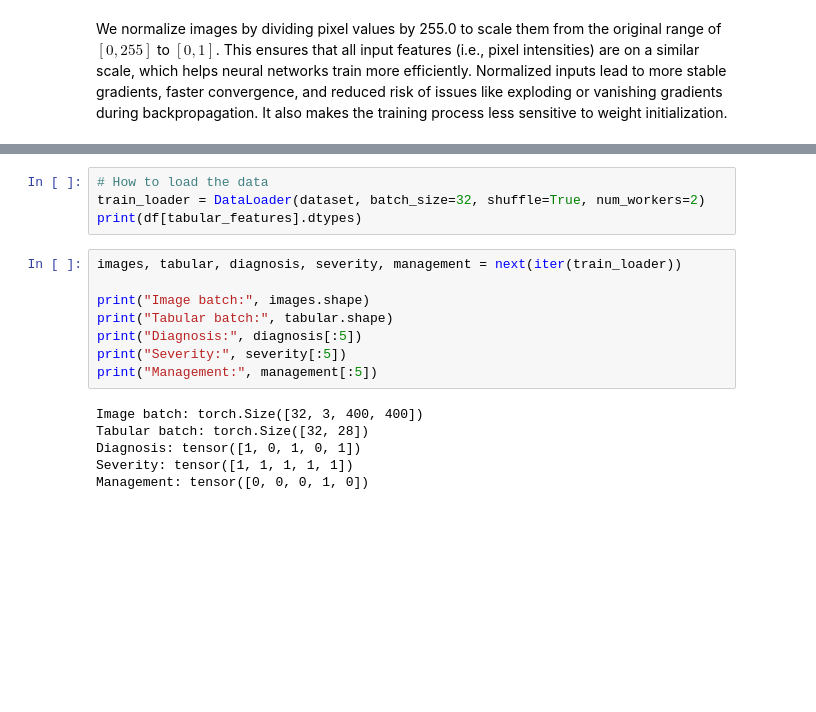
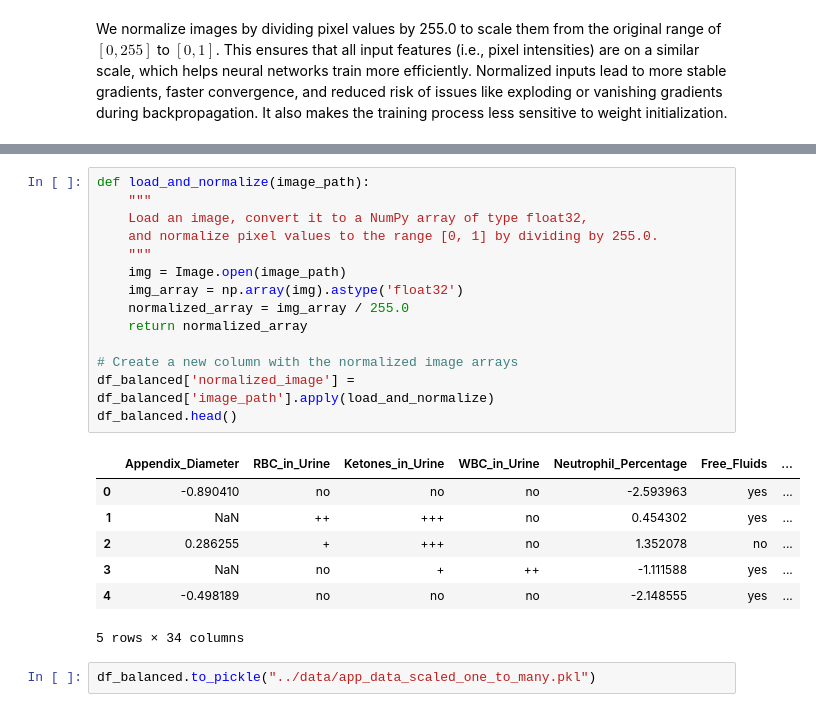
Before and after one commit to AlyssaMiaTaliotis/paediatric-apendicitis, a Jupyter notebook: notebooks/MS2.ipynb, the cells around one changed output, grey strips where cells are left out. Saved outputs shown, nothing was run; the diff lists cells and outputs as text; blank space fills up the shorter version.

Commit message:
Scaled and normalized the data

```diff
--- a/notebooks/MS2.ipynb
+++ b/notebooks/MS2.ipynb
@@ -713,18 +639,24 @@ Preprocessed dataset saved as full_preprocessed_dataset.pt
-# %%
-# How to load the data
-train_loader = DataLoader(dataset, batch_size=32, shuffle=True, num_workers=2)
-print(df[tabular_features].dtypes)
-# %%
-images, tabular, diagnosis, severity, management = next(iter(train_loader))
-
-print("Image batch:", images.shape)
-print("Tabular batch:", tabular.shape)
-print("Diagnosis:", diagnosis[:5])
-print("Severity:", severity[:5])
-print("Management:", management[:5])
-# %% [output]
-Image batch: torch.Size([32, 3, 400, 400])
-Tabular batch: torch.Size([32, 28])
-Diagnosis: tensor([1, 0, 1, 0, 1])
-Severity: tensor([1, 1, 1, 1, 1])
-Management: tensor([0, 0, 0, 1, 0])
+# %%
+def load_and_normalize(image_path):
+    """
+    Load an image, convert it to a NumPy array of type float32,
+    and normalize pixel values to the range [0, 1] by dividing by 255.0.
+    """
+    img = Image.open(image_path)
+    img_array = np.array(img).astype('float32')
+    normalized_array = img_array / 255.0
+    return normalized_array
+
+# Create a new column with the normalized image arrays
+df_balanced['normalized_image'] = df_balanced['image_path'].apply(load_and_normalize)
+df_balanced.head()
+# %% [output]
+|  | Appendix_Diameter | RBC_in_Urine | Ketones_in_Urine | WBC_in_Urine | Neutrophil_Percentage | Free_Fluids | ... |
+| 0 | -0.890410 | no | no | no | -2.593963 | yes | ... |
+| 1 | NaN | ++ | +++ | no | 0.454302 | yes | ... |
+| 2 | 0.286255 | + | +++ | no | 1.352078 | no | ... |
+| 3 | NaN | no | + | ++ | -1.111588 | yes | ... |
+| 4 | -0.498189 | no | no | no | -2.148555 | yes | ... |
+5 rows × 34 columns
+# %%
+df_balanced.to_pickle("../data/app_data_scaled_one_to_many.pkl")
```
Also changed, not shown: parts of 23 cells of this notebook, 5 other files.
